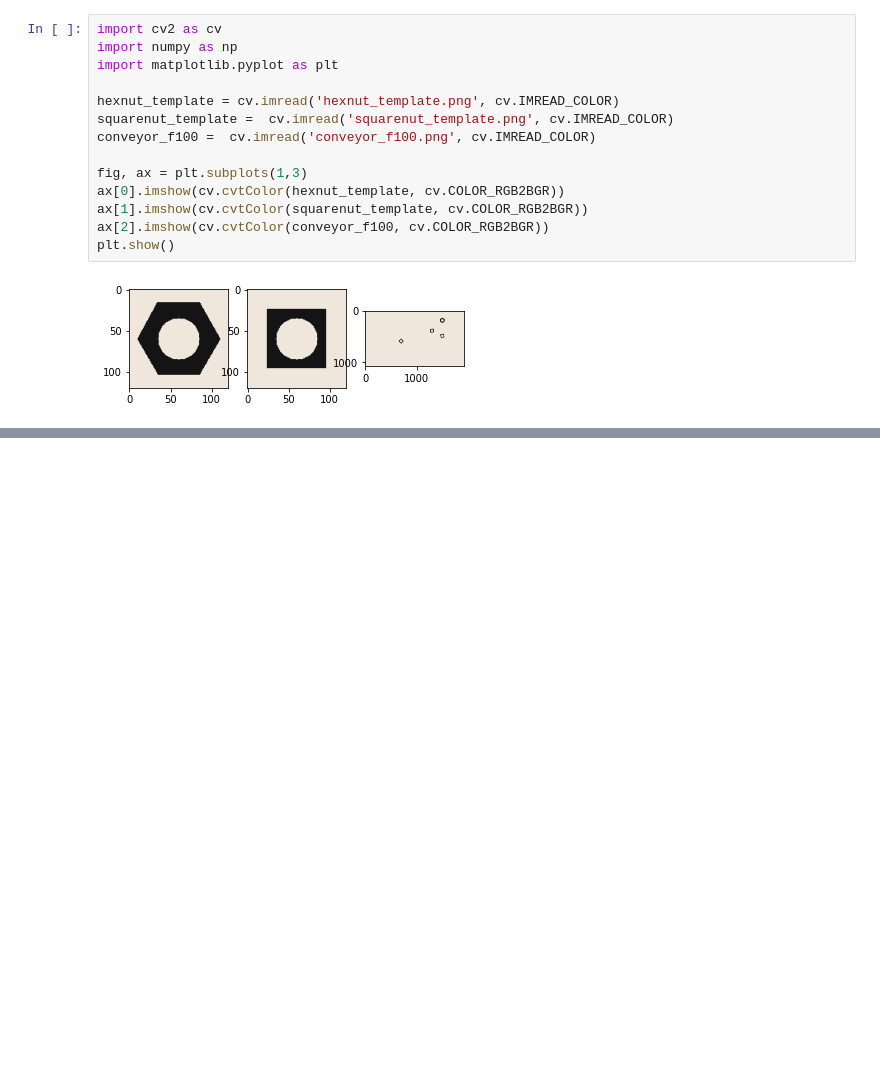
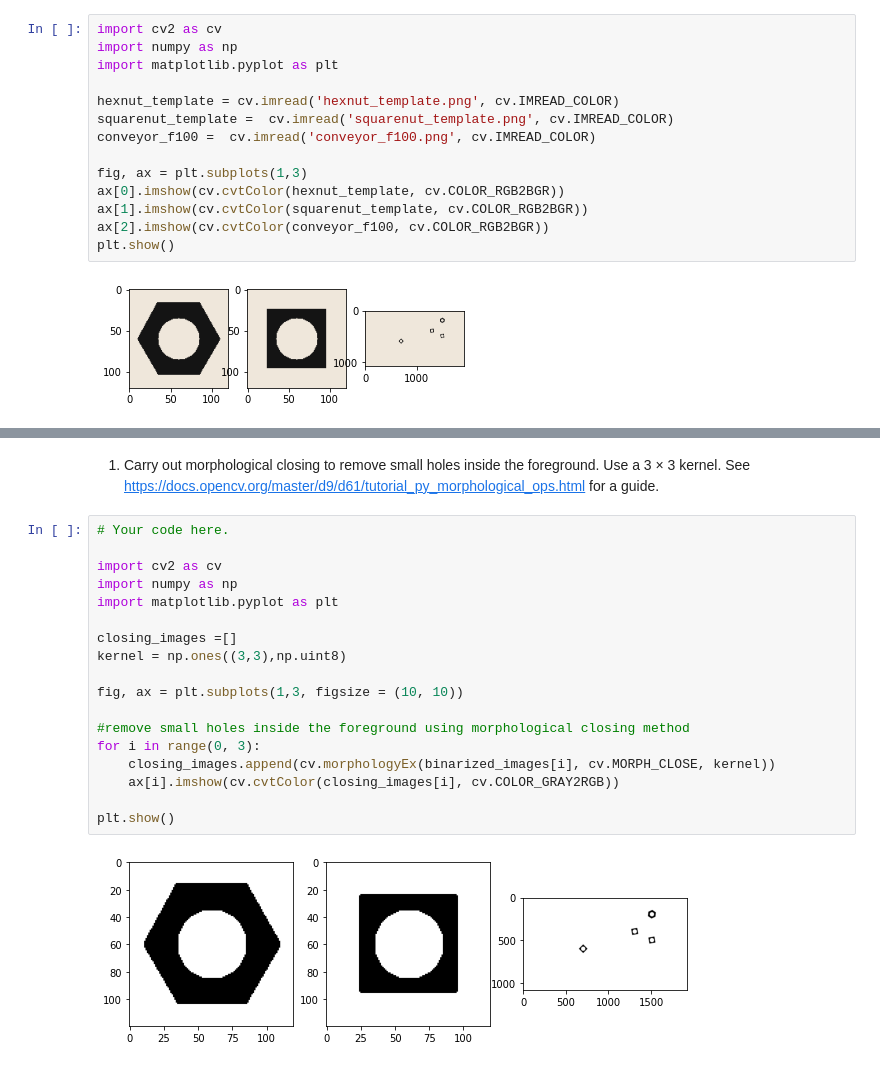
Before and after one commit to Lahiru-Sanjaya-Lankagama/Image-processing-Assignment-3, a Jupyter notebook: 190350F_a03.ipynb, the cells around one changed output, grey strips where cells are left out. Saved outputs shown, nothing was run; the diff lists cells and outputs as text; blank space fills up the shorter version.

```diff
--- a/190350F_a03.ipynb
+++ b/190350F_a03.ipynb
@@ -63,0 +59,26 @@ plt.show()
+# %% [markdown]
+1. Carry out morphological closing to remove small holes inside the foreground. Use a
+3
+×
+3
+ kernel. See https://docs.opencv.org/master/d9/d61/tutorial_py_morphological_ops.html for a guide.
+# %%
+# Your code here.
+
+import cv2 as cv
+import numpy as np
+import matplotlib.pyplot as plt
+
+closing_images =[]
+kernel = np.ones((3,3),np.uint8)
+
+fig, ax = plt.subplots(1,3, figsize = (10, 10))
+
+#remove small holes inside the foreground using morphological closing method
+for i in range(0, 3):
+    closing_images.append(cv.morphologyEx(binarized_images[i], cv.MORPH_CLOSE, kernel))
+    ax[i].imshow(cv.cvtColor(closing_images[i], cv.COLOR_GRAY2RGB))
+
+plt.show()
+# %% [output]
+[figure, added]
```
Also changed, not shown: parts of 19 cells of this notebook, 2 other files.
